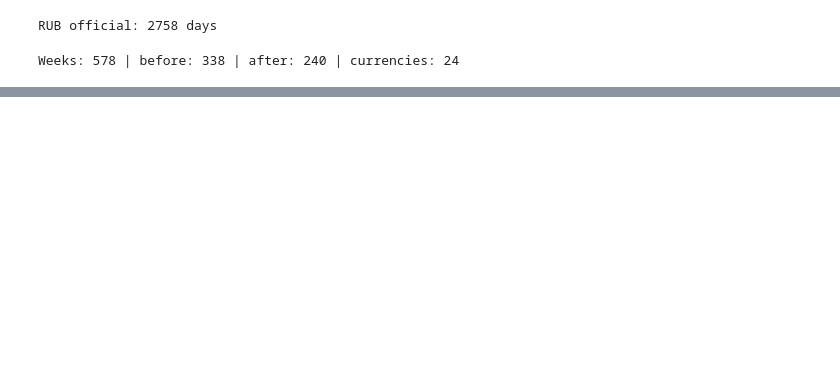
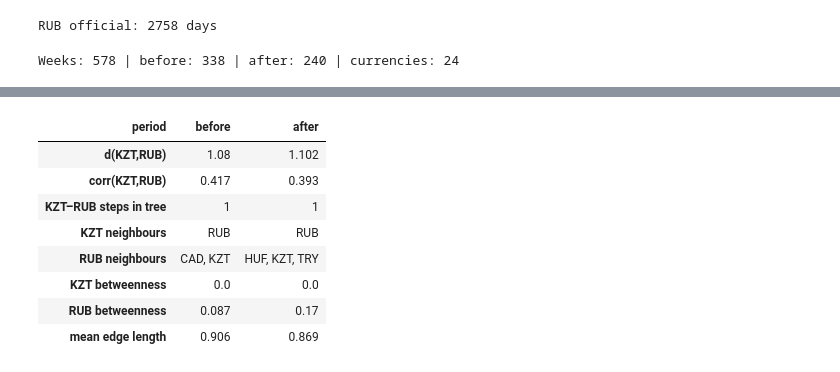
Before and after one commit to saratyulyuova/tenge-ruble-network, a Jupyter notebook: analysis.ipynb, the cells around one changed output, grey strips where cells are left out. Saved outputs shown, nothing was run; the diff lists cells and outputs as text; code cells hidden in the pictures; blank space fills up the shorter version.

```diff
--- a/analysis.ipynb
+++ b/analysis.ipynb
@@ -93,0 +146,28 @@ Weeks: 578 | before: 338 | after: 240 | currencies: 24
+# %%
+def tree_stats(T, D, label):
+    btw = nx.betweenness_centrality(T)
+    return {
+        "period": label,
+        "d(KZT,RUB)": round(D.loc["KZT", "RUB"], 3),
+        "corr(KZT,RUB)": round(1 - D.loc["KZT", "RUB"] ** 2 / 2, 3),
+        "KZT–RUB steps in tree": nx.shortest_path_length(T, "KZT", "RUB"),
+        "KZT neighbours": ", ".join(sorted(T.neighbors("KZT"))),
+        "RUB neighbours": ", ".join(sorted(T.neighbors("RUB"))),
+        "KZT betweenness": round(btw["KZT"], 3),
+        "RUB betweenness": round(btw["RUB"], 3),
+        "mean edge length": round(np.mean([w for _, _, w in T.edges(data="weight")]), 3),
+    }
+table2 = pd.DataFrame([tree_stats(T_pre, D_pre, "before"),
+                       tree_stats(T_post, D_post, "after")]).set_index("period").T
+table2.to_csv(f"{FIG}/table2_network.csv")
+table2
+# %% [output]
+| period | before | after |
+| d(KZT,RUB) | 1.08 | 1.102 |
+| corr(KZT,RUB) | 0.417 | 0.393 |
+| KZT–RUB steps in tree | 1 | 1 |
+| KZT neighbours | RUB | RUB |
+| RUB neighbours | CAD, KZT | HUF, KZT, TRY |
+| KZT betweenness | 0.0 | 0.0 |
+| RUB betweenness | 0.087 | 0.17 |
+| mean edge length | 0.906 | 0.869 |
```
Also changed, not shown: parts of 7 cells of this notebook.
